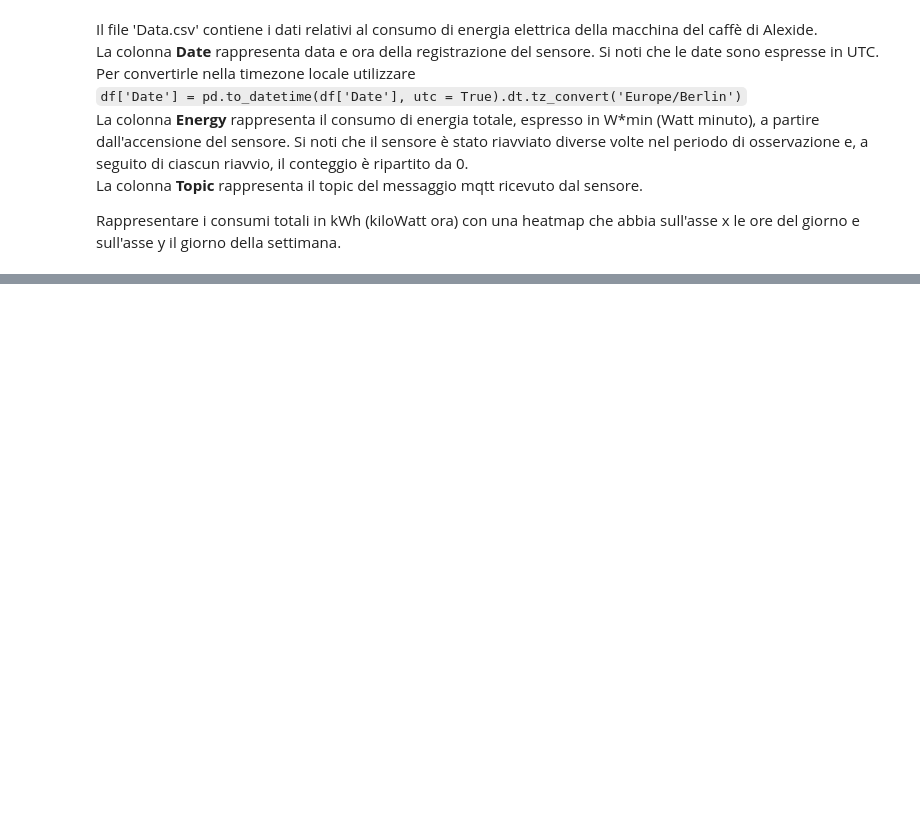
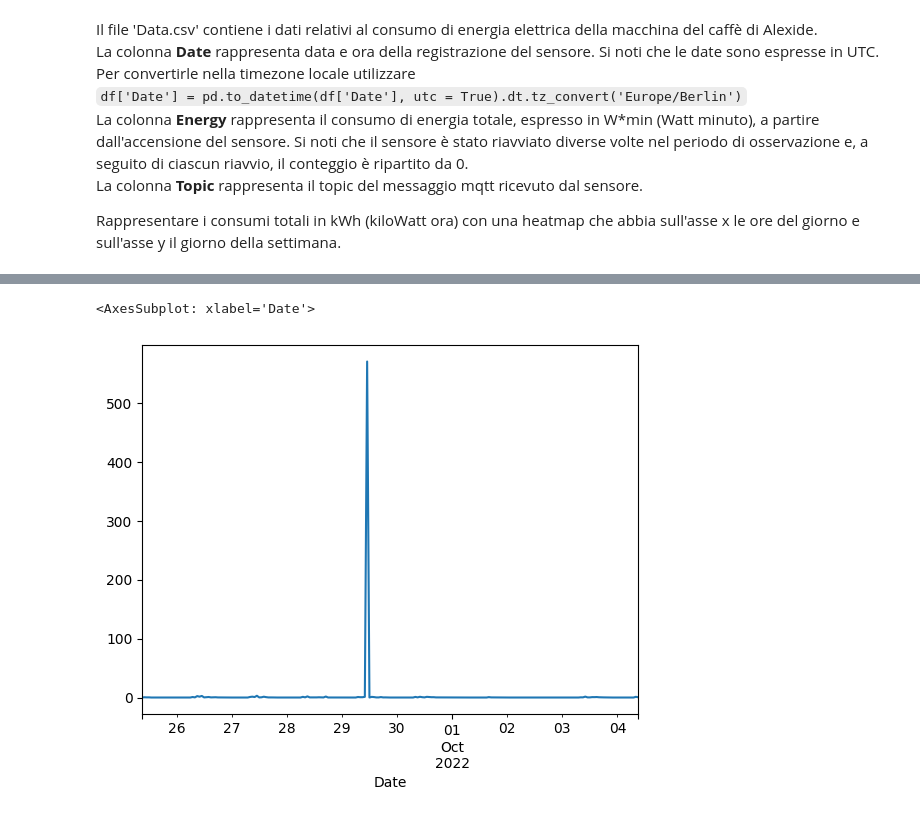
Before and after one commit to gerardocipriano/coffe-machine-heatmap, a Jupyter notebook: coffee_machine_heatmap.ipynb, the cells around one changed output, grey strips where cells are left out. Cells and saved outputs as stored; diff of their text form; code cells hidden in the pictures; blank space fills up the shorter version.

```diff
--- a/coffee_machine_heatmap.ipynb
+++ b/coffee_machine_heatmap.ipynb
@@ -20,0 +80,6 @@ NameError: name 'pd' is not defined
+# %%
+df = df.resample('H').sum()
+df['DeltaEnergy'].plot()
+# %% [output]
+<AxesSubplot: xlabel='Date'>
+[figure, added]
```
Also changed, not shown: parts of 18 cells of this notebook, 1 other file.
